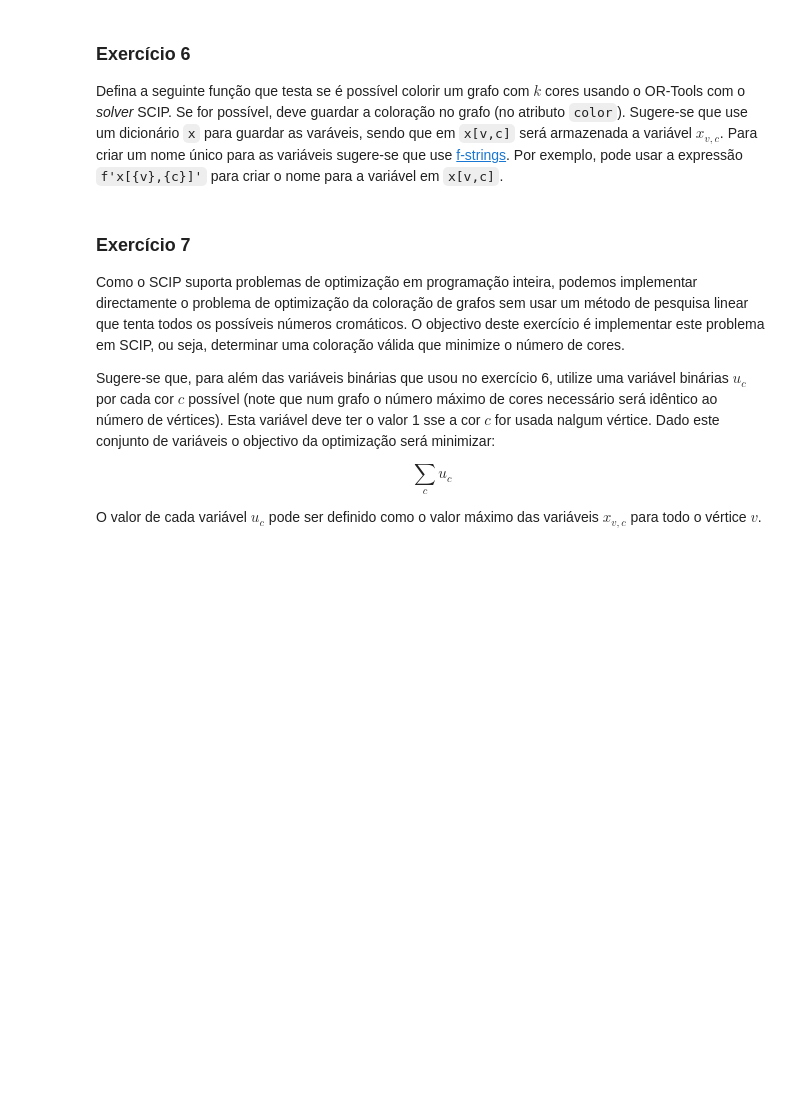
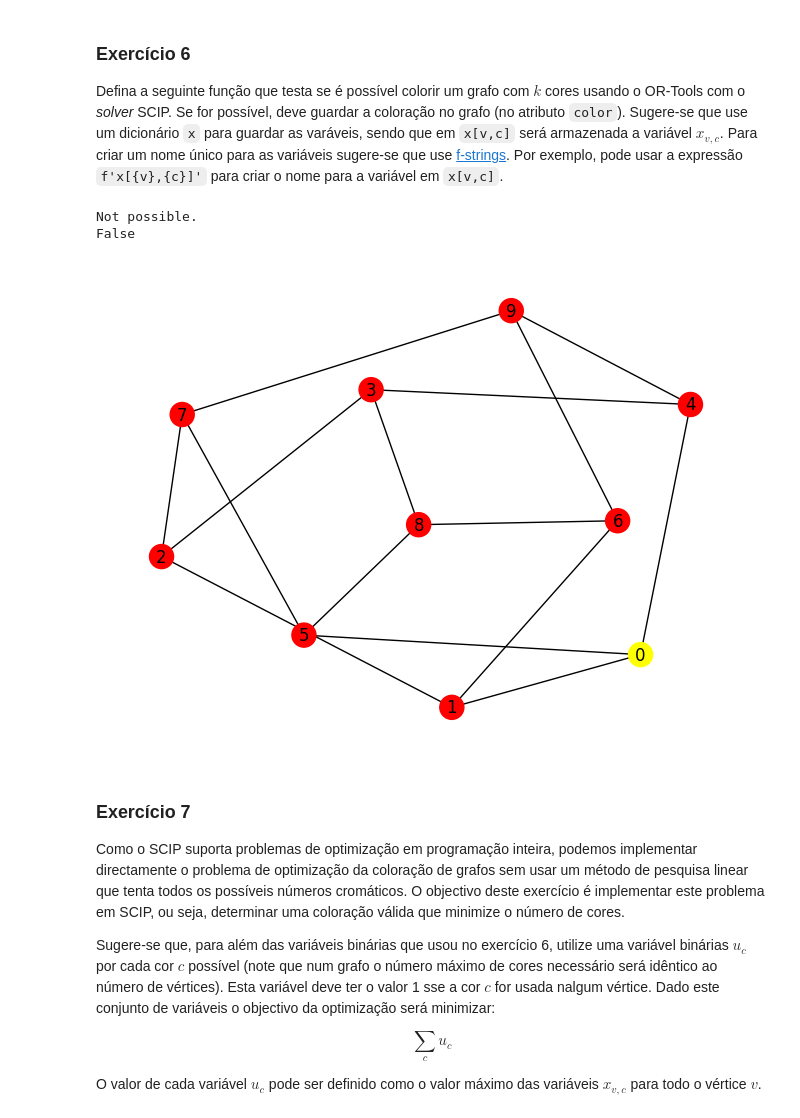
Before and after one commit to monizyzz/University, a Jupyter notebook: 3-year/Computational Logic/Ficha_2.ipynb, the cells around one changed output. Drawn from its saved outputs; the diff is of its cells as text; code cells hidden in the pictures; blank space fills up the shorter version.

```diff
--- a/3-year/Computational Logic/Ficha_2.ipynb
+++ b/3-year/Computational Logic/Ficha_2.ipynb
@@ -142,17 +163,57 @@ Defina a seguinte função que testa se é possível colorir um grafo com $k$ co
 # %%
 from ortools.linear_solver import pywraplp
 
-def see(x):
-    for i in range(len(x)):
-        if x[i].solution_value() == 1:
-            return i + 1
-    return -1
+def get_color(x,v,k):
+    found = 0
+    for c in range(k):
+        if x[v,c].solution_value() == 1:
+            found = 1
+            color = c
+
+    assert found == 1
+    return color
+
+#def see(x):
+#    for i in range(len(x)):
+#        if x[i].solution_value() == 1:
+#            return i + 1
+#    return -1
 
 def ip_color(graph,k):
-    # completar
+    N = graph.number_of_nodes()
+    solver = pywraplp.Solver.CreateSolver('SCIP')
+
+    x = {}
+    for v in range(N):
+        for c in range(k):
+            x[v,c] = solver.IntVar(0, 1, f"x[{v},{c}]")
+
+    for (o,d) in graph.edges:
+        for c in range(k):
+            solver.Add(solver.Sum([x[o,c], x[d,c]]) <= 1)
+
+    for v in range(N):
+         solver.Add(solver.Sum([x[v,c] for c in range(k-1)]) == 1)
+
+    status = solver.Solve()
+
+    if status == pywraplp.Solver.INFEASIBLE:
+        print("Not possible.")
+        return False
+
+    for v in range(N):
+        graph.nodes[v]['color'] = get_color(x, v, k)
+
+    print("Possible.")
+    return True
+
 
 print(ip_color(petersen,3))
 draw_with_colors(petersen)
+# %% [output]
+Not possible.
+False
+[figure, added]
 # %% [markdown]
 ### Exercício 7
 
```
Also changed, not shown: parts of 18 cells of this notebook, 1 other file.
